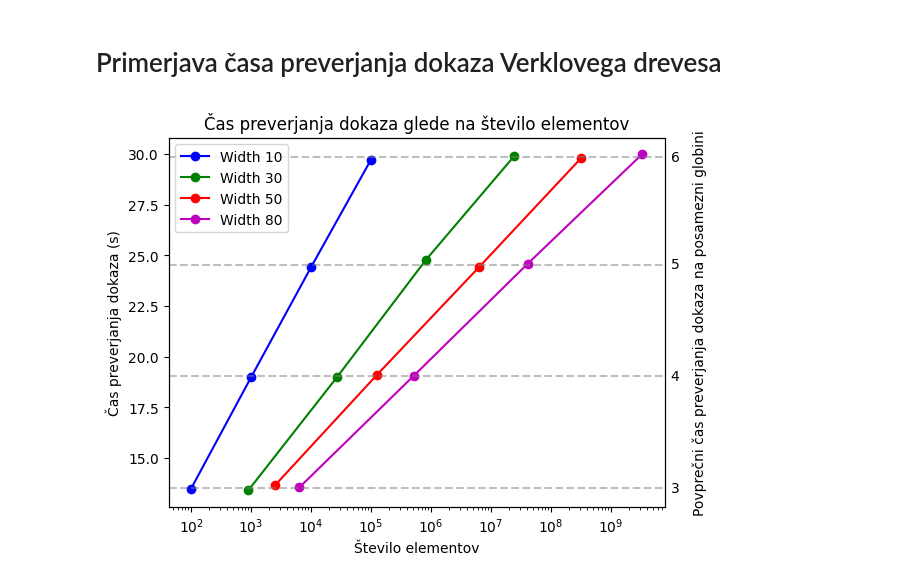
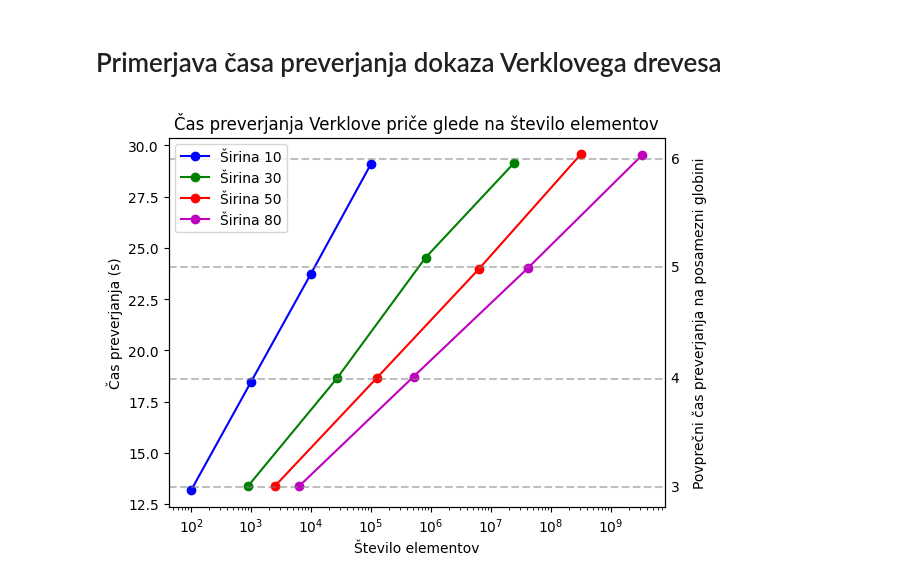
Before and after one commit to galgantar/verkle-tree, a Jupyter notebook: analysis.ipynb, the cells around one changed output. Saved outputs shown, nothing was run; the diff lists cells and outputs as text; code cells hidden in the pictures.

```diff
--- a/analysis.ipynb
+++ b/analysis.ipynb
@@ -156,7 +156,7 @@ for i, width in enumerate(widths):
 
 
 for i, (width, (proof_sizes, num_elements)) in enumerate(res.items()):
-    plt.plot(num_elements, proof_sizes, marker="o", color=colors[i % len(colors)], label=f"Width {width}")
+    plt.plot(num_elements, proof_sizes, marker="o", color=colors[i % len(colors)], label=f"Širina {width}")
 
 # Merkle tree
 merkle_depths = range(1, 28, 2)
@@ -173,7 +173,7 @@ for i in merkle_depths:
     num_elements_merkle.append(len(tree))
     proof_sizes_merkle.append(proof_size)
 
-plt.plot(num_elements_merkle, proof_sizes_merkle, marker="*", color="red", label=f"Merkle tree", linestyle="--")
+plt.plot(num_elements_merkle, proof_sizes_merkle, marker="*", color="red", label=f"Merklovo drevo", linestyle="--")
 
 
 plt.xlabel("Število elementov")
@@ -211,28 +211,28 @@ Proof length:  26
 # %%
 fig, ax = plt.subplots()
 
 for i, (width, (validation_times, num_elements)) in enumerate(res_validation.items()):
-    ax.plot(num_elements[1:], validation_times[1:], marker="o", color=colors[i % len(colors)], label=f"Width {width}")
+    ax.plot(num_elements[1:], validation_times[1:], marker="o", color=colors[i % len(colors)], label=f"Širina {width}")
 
 for d in range(1, len(list(res_validation.values())[0][0])):
     avg_validation_time = np.mean([validation_times[d] for validation_times, _ in res_validation.values()])
 
     ax.axhline(y=avg_validation_time, color="grey", linestyle="--", alpha=0.5)
     ax.text(max(num_elements) * 3, avg_validation_time, f"{d+2}", verticalalignment="center")
 
 ax.set_xlabel("Število elementov")
-ax.set_ylabel("Čas preverjanja dokaza (s)")
+ax.set_ylabel("Čas preverjanja (s)")
 ax.set_xscale("log")
-ax.set_title("Čas preverjanja dokaza glede na število elementov")
+ax.set_title("Čas preverjanja Verklove priče glede na število elementov")
 ax.legend(loc="upper left")
 ax.grid(False)
 
 ax2 = ax.twinx()
-ax2.set_ylabel("Povprečni čas preverjanja dokaza na posamezni globini", color="black", labelpad=20)
+ax2.set_ylabel("Povprečni čas preverjanja na posamezni globini", color="black", labelpad=20)
 ax2.set_yticks([])
 
 output_path = os.path.join("figures", "validation_time_plot.pdf")
 plt.savefig(output_path, format="pdf")
 plt.show()
 # %% [output]
-[figure, old version]
+[figure, new version]
```
Also changed, not shown: parts of 4 cells of this notebook, 2 other files.
